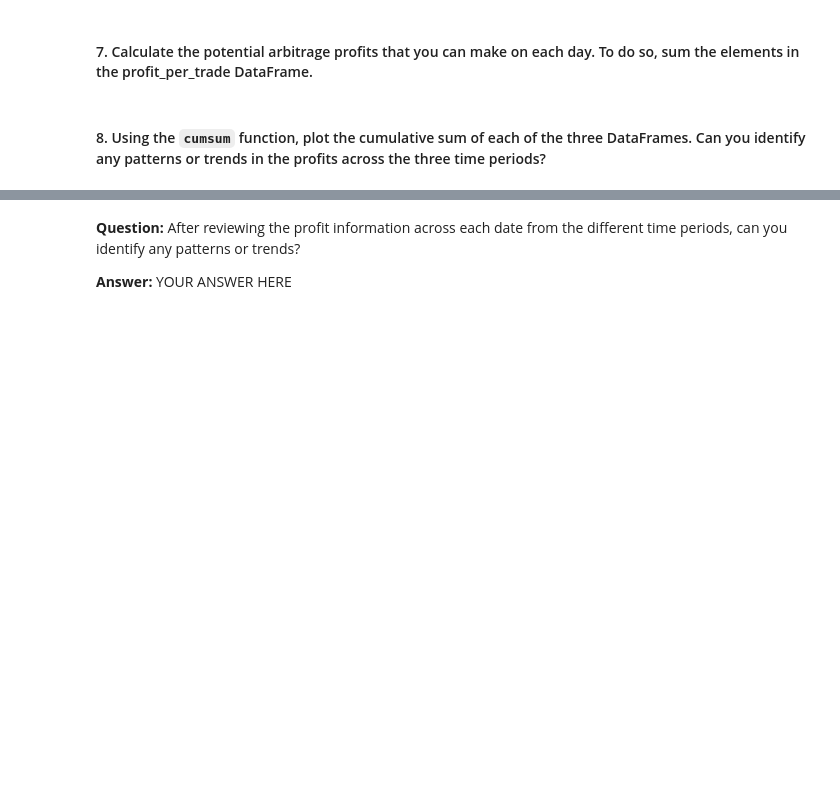
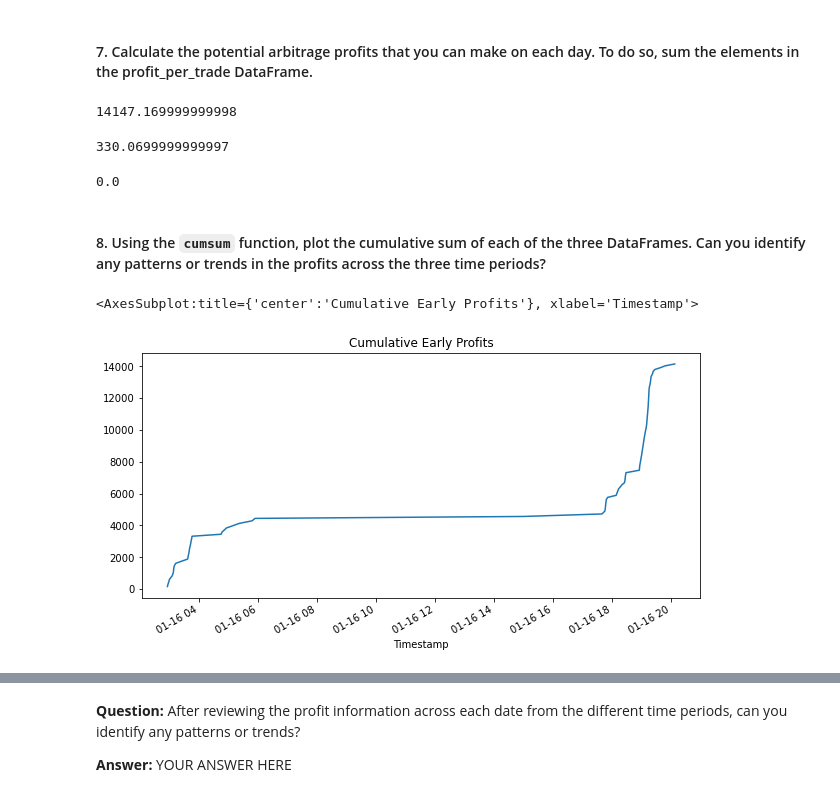
Before and after one commit to NomanZubairi/Bitcoin-Arbitrage, a Jupyter notebook: crypto_arbitrage.ipynb, the cells around one changed output, grey strips where cells are left out. Drawn from its saved outputs; the diff is of its cells as text; code cells hidden in the pictures; blank space fills up the shorter version.

Commit message:
Calcualted and plotted cum. profits for each selected date

```diff
--- a/crypto_arbitrage.ipynb
+++ b/crypto_arbitrage.ipynb
@@ -709,12 +709,25 @@ profit_per_trade_late.plot()
 #### 7. Calculate the potential arbitrage profits that you can make on each day. To do so, sum the elements in the profit_per_trade DataFrame.
 # %%
 # Calculate the sum of the potential profits for the early profit per trade DataFrame
-# YOUR CODE HERE
+profit_per_trade_early.sum()
+# %% [output]
+14147.169999999998
+# %%
+profit_per_trade_middle.sum()
+# %% [output]
+330.0699999999997
+# %%
+profit_per_trade_late.sum()
+# %% [output]
+0.0
 # %% [markdown]
 #### 8. Using the `cumsum` function, plot the cumulative sum of each of the three DataFrames. Can you identify any patterns or trends in the profits across the three time periods?
 # %%
 # Use the cumsum function to calculate the cumulative profits over time for the early profit per trade DataFrame
-cumulative_profit_early = # YOUR CODE HERE
+cumulative_profit_early = profit_per_trade_early.cumsum()
 # %%
 # Plot the cumulative sum of profits for the early profit per trade DataFrame
-# YOUR CODE HERE
+cumulative_profit_early.plot (figsize=(10,5), title ="Cumulative Early Profits")
+# %% [output]
+<AxesSubplot:title={'center':'Cumulative Early Profits'}, xlabel='Timestamp'>
+[figure, added]
```
Also changed, not shown: parts of 4 cells of this notebook.
